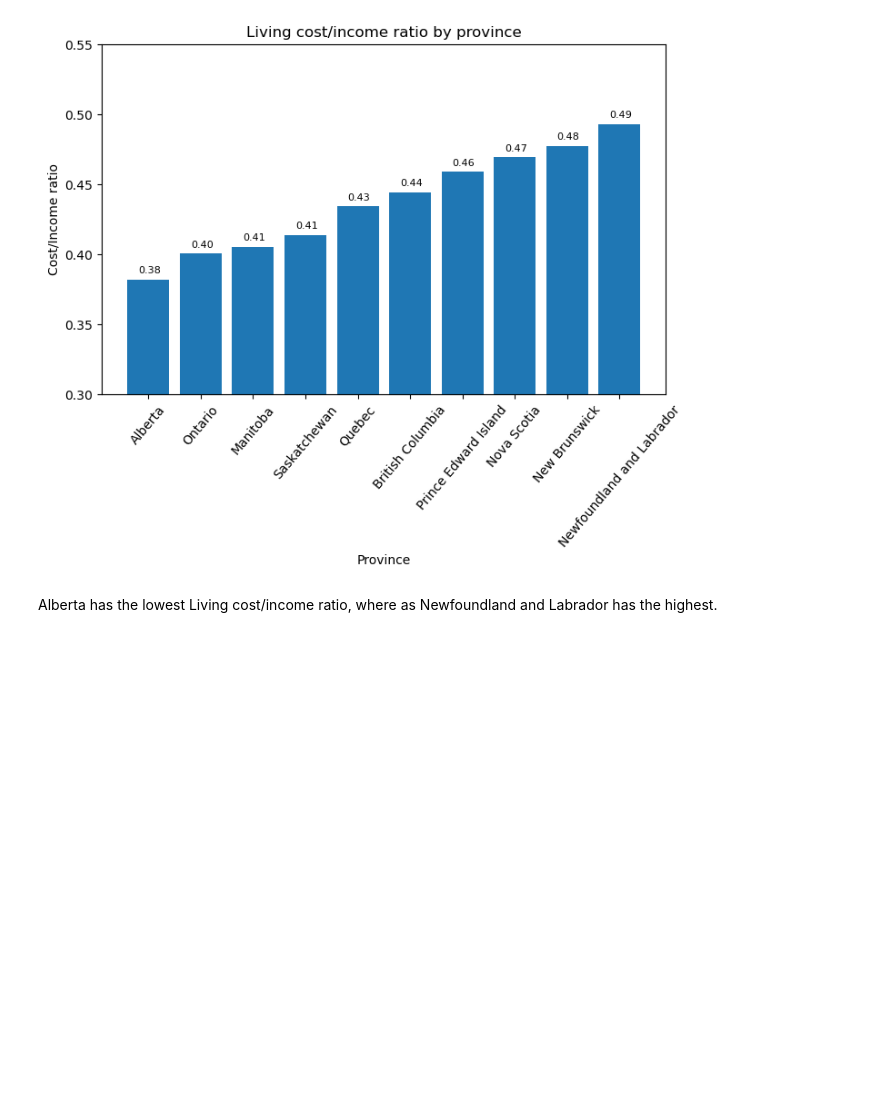
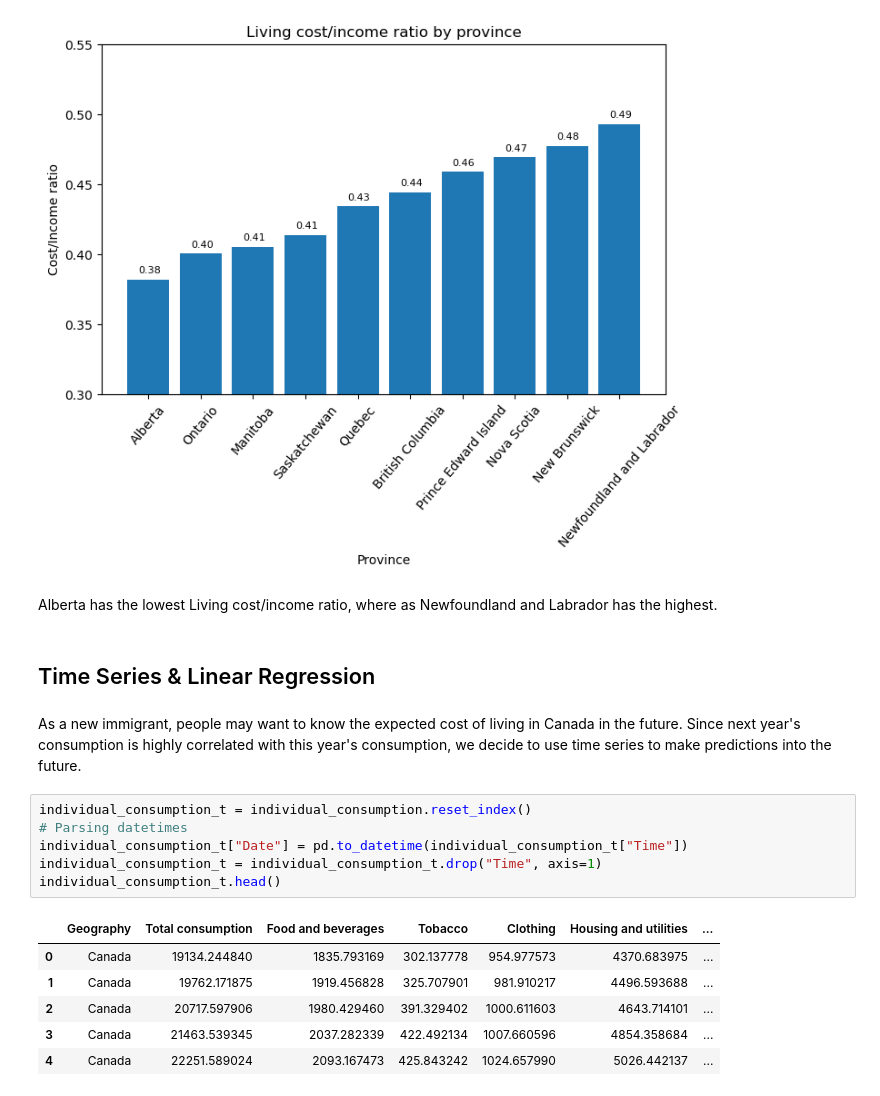
Before and after one commit to XutongJiang/323-Final-Project, a Jupyter notebook: Immigration to Canada.ipynb, the cells around one changed output. Drawn from its saved outputs; the diff is of its cells as text; blank space fills up the shorter version.

```diff
--- a/Immigration to Canada.ipynb
+++ b/Immigration to Canada.ipynb
@@ -352,3 +352,20 @@ plt.show()
 [figure]
 # %% [markdown]
 Alberta has the lowest Living cost/income ratio, where as Newfoundland and Labrador has the highest.
+# %% [markdown]
+## Time Series & Linear Regression
+# %% [markdown]
+As a new immigrant, people may want to know the expected cost of living in Canada in the future. Since next year's consumption is highly correlated with this year's consumption, we decide to use time series to make predictions into the future.
+# %%
+individual_consumption_t = individual_consumption.reset_index()
+# Parsing datetimes
+individual_consumption_t["Date"] = pd.to_datetime(individual_consumption_t["Time"])
+individual_consumption_t = individual_consumption_t.drop("Time", axis=1)
+individual_consumption_t.head()
+# %% [output]
+|  | Geography | Total consumption | Food and beverages | Tobacco | Clothing | Housing and utilities | ... |
+| 0 | Canada | 19134.244840 | 1835.793169 | 302.137778 | 954.977573 | 4370.683975 | ... |
+| 1 | Canada | 19762.171875 | 1919.456828 | 325.707901 | 981.910217 | 4496.593688 | ... |
+| 2 | Canada | 20717.597906 | 1980.429460 | 391.329402 | 1000.611603 | 4643.714101 | ... |
+| 3 | Canada | 21463.539345 | 2037.282339 | 422.492134 | 1007.660596 | 4854.358684 | ... |
+| 4 | Canada | 22251.589024 | 2093.167473 | 425.843242 | 1024.657990 | 5026.442137 | ... |
```
Also changed, not shown: parts of 17 cells of this notebook.
